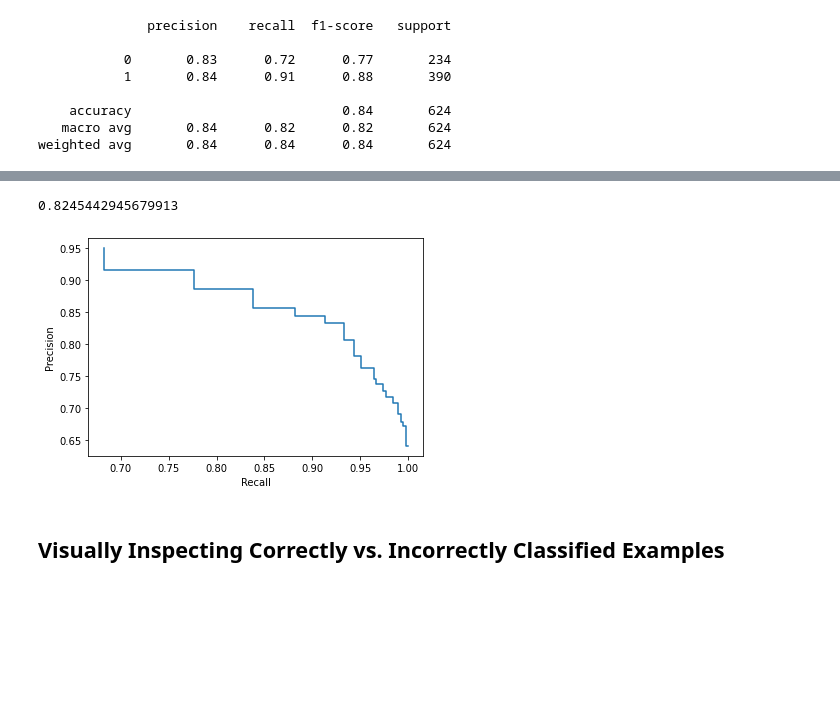
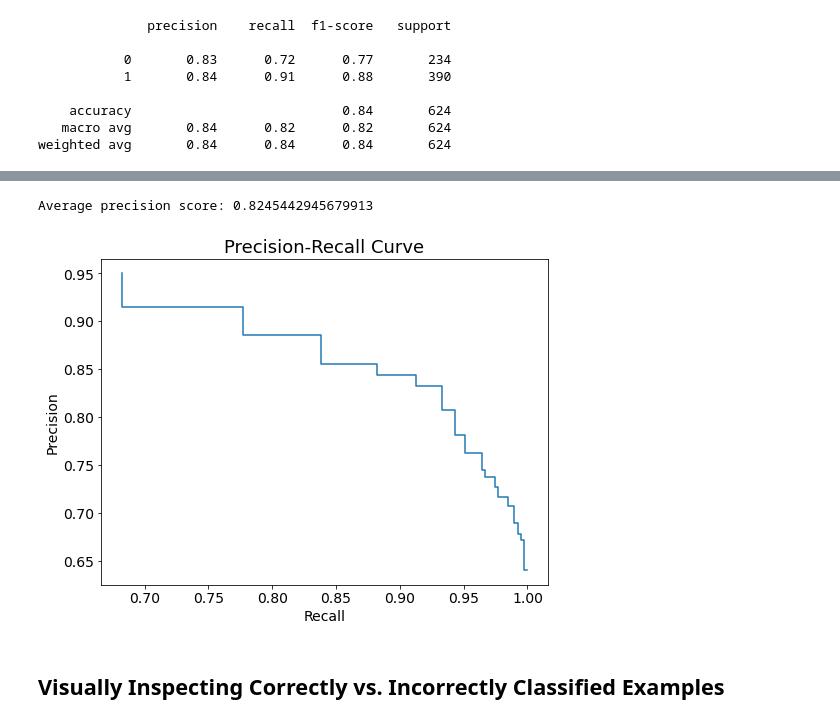
Before and after one commit to sepidehparhami/pneumonia-xray-cnn, a Jupyter notebook: pneumonia.ipynb, the cells around one changed output, grey strips where cells are left out. Cells and saved outputs as stored; diff of their text form; code cells hidden in the pictures; blank space fills up the shorter version.

```diff
--- a/pneumonia.ipynb
+++ b/pneumonia.ipynb
@@ -283 +284,6 @@ y_pred = model.predict(test_ds)
+# %%
+mpl.rc('axes', titlesize=18, labelsize=14)
+mpl.rc('xtick', labelsize=14)
+mpl.rc('ytick', labelsize=14)
+GRAPH_SIZE = (8, 6)
 # %%
@@ -344,10 +361,13 @@ plt.title('Confusion Matrix for Normal vs. Pneumonia Classification');
 # %%
 from sklearn.metrics import average_precision_score, PrecisionRecallDisplay
 
-print(average_precision_score(y_test, y_pred_binary))
-PrecisionRecallDisplay(precision, recall).plot();
+print(f'Average precision score: {average_precision_score(y_test, y_pred_binary)}')
+
+fig, ax = plt.subplots(1, 1, figsize=GRAPH_SIZE)
+PrecisionRecallDisplay(precision, recall).plot(ax=ax)
+plt.title('Precision-Recall Curve');
 # %% [output]
-0.8245442945679913
+Average precision score: 0.8245442945679913
-[figure, old version]
+[figure, new version]
 # %% [markdown]
 ## Visually Inspecting Correctly vs. Incorrectly Classified Examples
```
Also changed, not shown: parts of 10 cells of this notebook.
